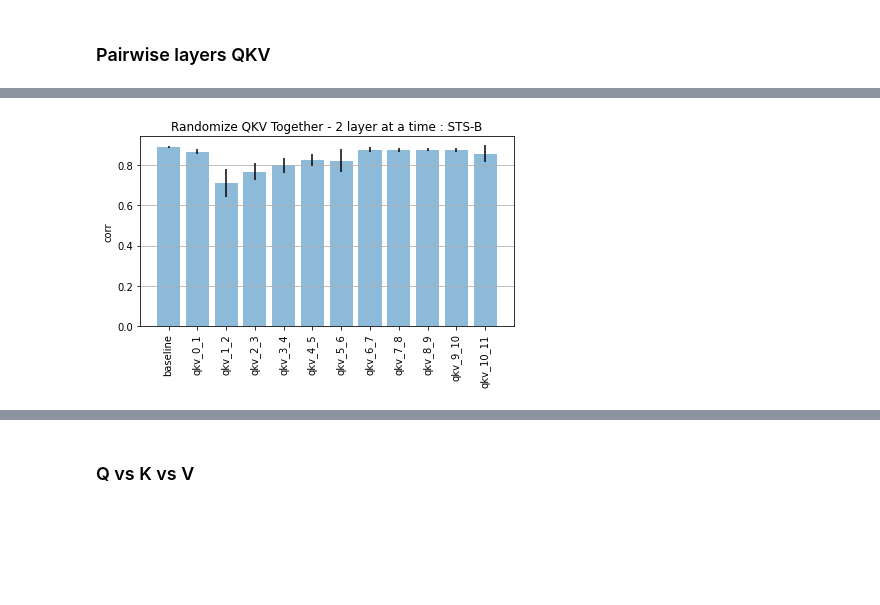
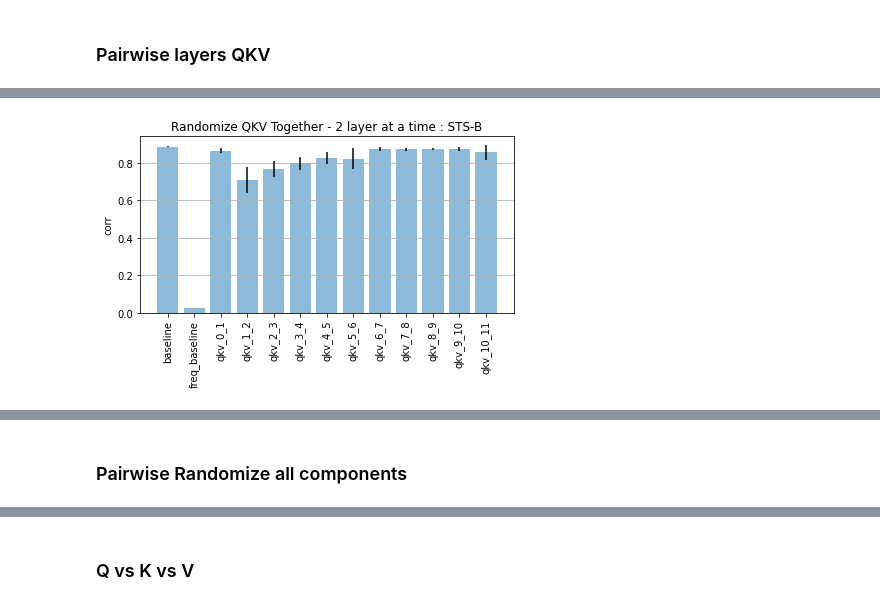
Before and after one commit to sai-prasanna/bert-experiments, a Jupyter notebook: experiment_analysis/analysis_1.ipynb, the cells around one changed output, grey strips where cells are left out. Saved outputs shown, nothing was run; the diff lists cells and outputs as text; code cells hidden in the pictures; blank space fills up the shorter version.

```diff
--- a/experiment_analysis/analysis_1.ipynb
+++ b/experiment_analysis/analysis_1.ipynb
@@ -93,3 +100,4 @@ baseline_path = experiments_path / "baseline" / "results.json"
 # %%
-with baseline_path.open() as f:
-    baseline = json.load(f)
+freq_baseline_path = experiments_path / "freq_baseline" / "results.json"
+with freq_baseline_path.open() as f:
+    freq_baseline = json.load(f)
@@ -123,5 +241,5 @@ plot_all_task_metrics(analyzed_metrics, "Embeddings")
 # %%
-analyzed_metrics = [("baseline", baseline)]
+analyzed_metrics = [("baseline", baseline), ("freq_baseline", freq_baseline)]
 
 random_path = experiments_path / "randomize_qkv_together" / f"qkv_layer_all_results.json"
 with random_path.open() as f:
@@ -159,7 +277,7 @@ plot_all_task_metrics(analyzed_metrics, "All Layers")
 # %% [markdown]
 ### QKV
 # %%
-analyzed_metrics = [("baseline", baseline)]
+analyzed_metrics = [("baseline", baseline), ("freq_baseline", freq_baseline)]
 for layer in range(12):
     random_path = experiments_path / "randomize_qkv_together" / f"qkv_layer_{layer}_results.json"
     with random_path.open() as f:
@@ -178,0 +299,8 @@ plot_all_task_metrics(analyzed_metrics, "Randomize - Layerwise")
+# %%
+analyzed_metrics = [("baseline", baseline), ("freq_baseline", freq_baseline)]
+for layer in range(12):
+    random_path = experiments_path / "randomize_full_layerwise" / f"randomize_layer_{layer}_results.json"
+    with random_path.open() as f:
+        random_results = json.load(f)
+    analyzed_metrics.append((f"all_{layer}", random_results))
+plot_all_task_metrics(analyzed_metrics, "Randomize - Layerwise")
@@ -179,7 +317,7 @@ plot_all_task_metrics(analyzed_metrics, "Randomize - Layerwise")
 # %% [markdown]
 ### Pairwise layers QKV
 # %%
-analyzed_metrics = [("baseline", baseline)]
+analyzed_metrics = [("baseline", baseline), ("freq_baseline", freq_baseline)]
 for layer_0, layer_1 in zip(range(0, 11), range(1,12)):
     random_path = experiments_path / "randomize_qkv_together_pairwise" / f"qkv_layers_{layer_0}_{layer_1}_results.json"
     with random_path.open() as f:
@@ -197 +335 @@ plot_all_task_metrics(analyzed_metrics, "Randomize QKV Together - 2 layer at a t
-[figure, old version]
+[figure, new version]
@@ -198,0 +337,2 @@ plot_all_task_metrics(analyzed_metrics, "Randomize QKV Together - 2 layer at a t
+# %% [markdown]
+### Pairwise Randomize all components
```
Also changed, not shown: parts of 24 cells of this notebook, 1 other file.
